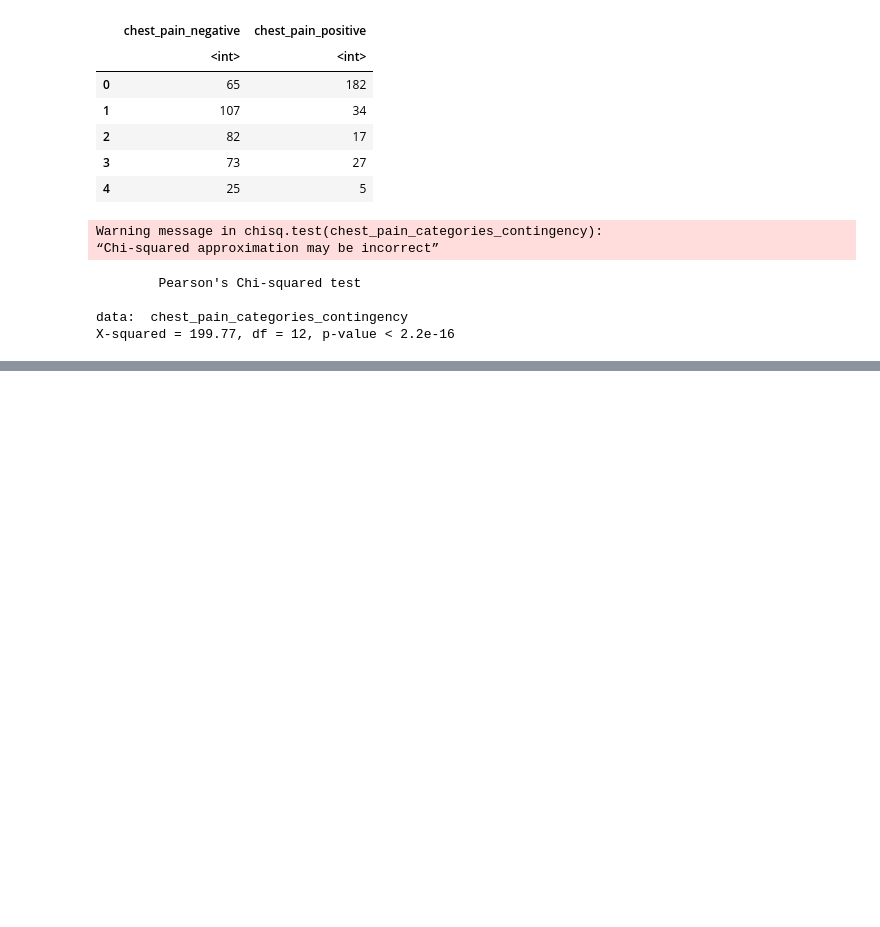
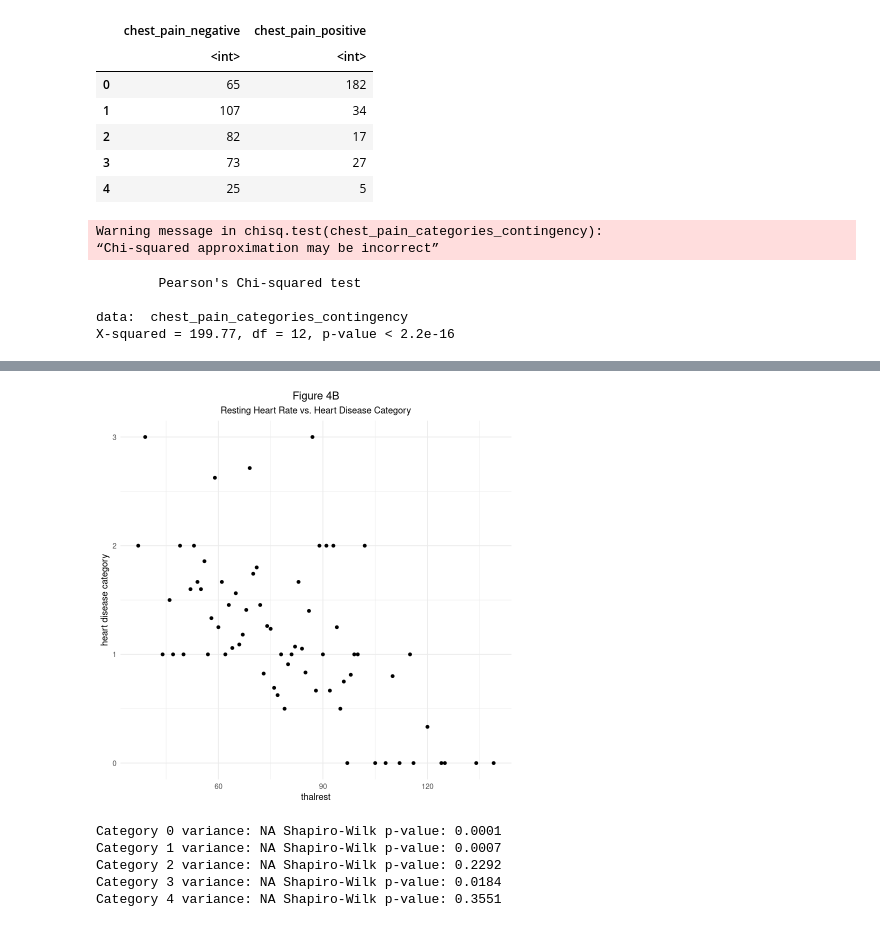
Before and after one commit to jerradmgenson/qdaim-proto, a Jupyter notebook: src/notebooks/dataset_analysis.ipynb, the cells around one changed output, grey strips where cells are left out. Cells and saved outputs as stored; diff of their text form; code cells hidden in the pictures; blank space fills up the shorter version.

```diff
--- a/src/notebooks/dataset_analysis.ipynb
+++ b/src/notebooks/dataset_analysis.ipynb
@@ -41,7 +33,7 @@ summarize_dataset <- function(dataset) {
 compare_category_variance <- function(data, attribute) {
     for(num in 0:4) {
         population <- data[data$num == num,][[attribute]]
-        variance <- var(population)
+        variance <- var(population, na.rm=T)
         normality <- shapiro.test(population)
         sprintf('Category %d variance: %.1f Shapiro-Wilk p-value: %.4f\n',
                 num,
@@ -474,0 +485,19 @@ X-squared = 199.77, df = 12, p-value < 2.2e-16
+# %%
+# Scatter plot showing average heart disease category per resting heart rate.
+average_category_per_resting_hr = aggregate(num ~ thalrest, heart_disease_data, mean)
+ggplot(average_category_per_resting_hr, aes(x=thalrest, y=num)) + ggtitle(label='Figure 4B', subtitle='Resting Heart Rate vs. Heart Disease Category') + ylab('heart disease category') + geom_point() + theme_minimal() + theme(plot.title = element_text(hjust = 0.5), plot.subtitle = element_text(hjust = 0.5))
+# %% [output]
+[figure, added]
+# %%
+# Compare the heart rate variance in each target category and
+# whether or not the sample population is normally distributed.
+# We fail to reject the null hypothesis that the data are not
+# normally distributed for categories 2 and 4 as the p-values
+# are above the predetermined significance level (0.05).
+compare_category_variance(heart_disease_data, 'thalrest')
+# %% [output]
+Category 0 variance: NA Shapiro-Wilk p-value: 0.0001
+Category 1 variance: NA Shapiro-Wilk p-value: 0.0007
+Category 2 variance: NA Shapiro-Wilk p-value: 0.2292
+Category 3 variance: NA Shapiro-Wilk p-value: 0.0184
+Category 4 variance: NA Shapiro-Wilk p-value: 0.3551
```
Also changed, not shown: parts of 22 cells of this notebook.
